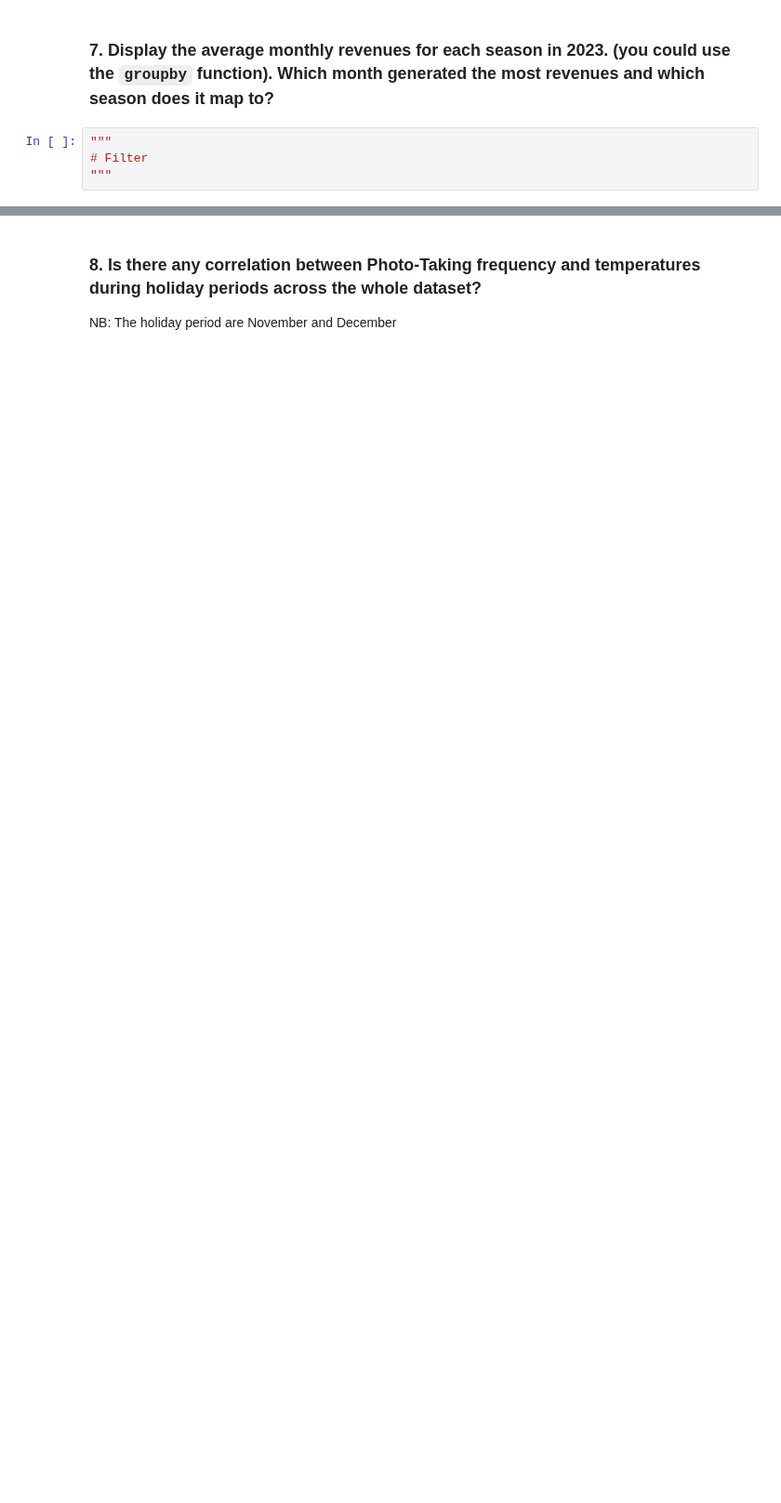
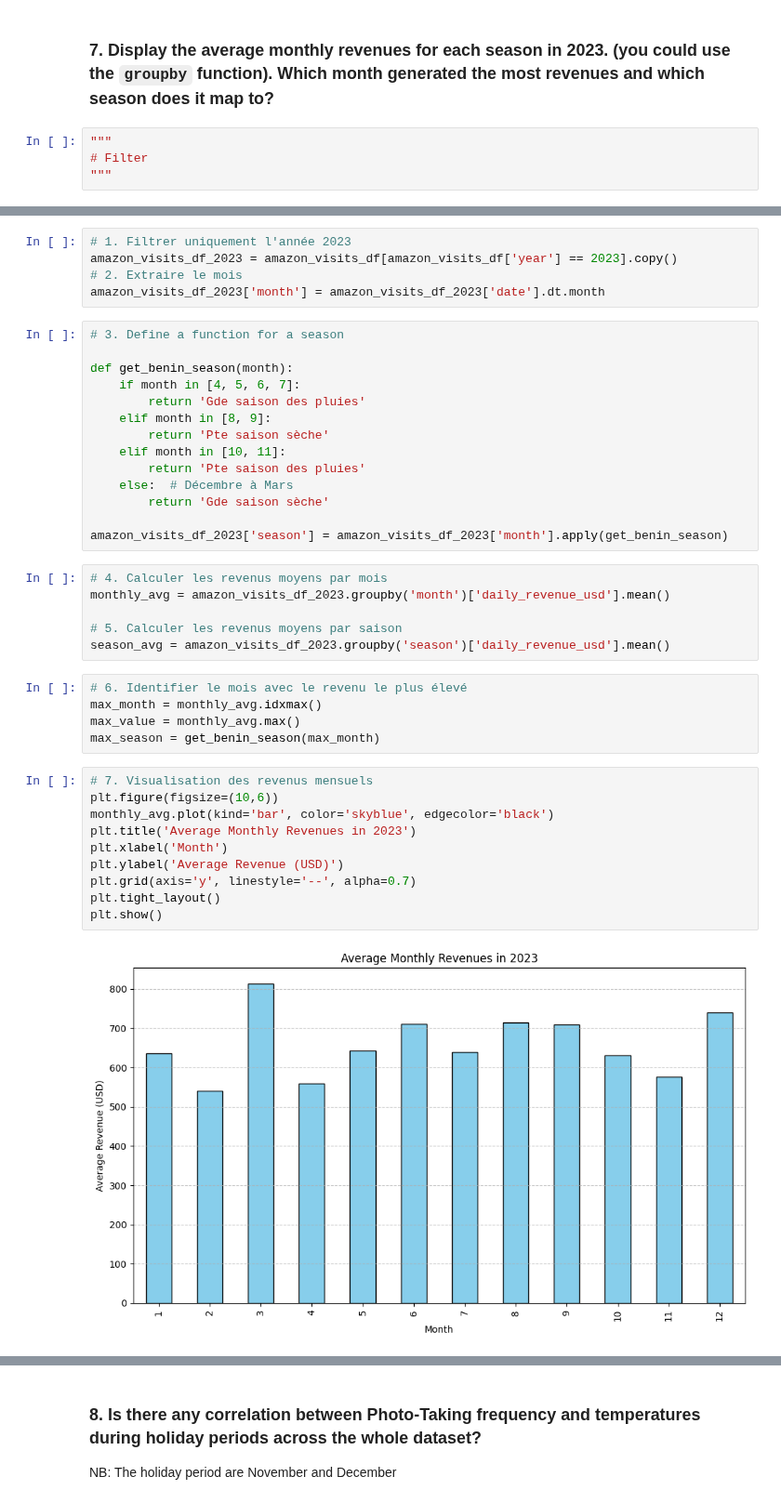
Before and after one commit to lekoundanmgedeon/data-preprocessing-daily-reports, a Jupyter notebook: assignements/A2_data_prep/A2_Data_Prepa.ipynb, the cells around one changed output, grey strips where cells are left out. Shown at 93% size. Cells and saved outputs as stored; diff of their text form; blank space fills up the shorter version.

```diff
--- a/assignements/A2_data_prep/A2_Data_Prepa.ipynb
+++ b/assignements/A2_data_prep/A2_Data_Prepa.ipynb
@@ -445,0 +266,42 @@ KeyError: 'month'
+# %%
+# 1. Filtrer uniquement l'année 2023
+amazon_visits_df_2023 = amazon_visits_df[amazon_visits_df['year'] == 2023].copy()
+# 2. Extraire le mois
+amazon_visits_df_2023['month'] = amazon_visits_df_2023['date'].dt.month
+# %%
+# 3. Define a function for a season
+
+def get_benin_season(month):
+    if month in [4, 5, 6, 7]:
+        return 'Gde saison des pluies'
+    elif month in [8, 9]:
+        return 'Pte saison sèche'
+    elif month in [10, 11]:
+        return 'Pte saison des pluies'
+    else:  # Décembre à Mars
+        return 'Gde saison sèche'
+
+amazon_visits_df_2023['season'] = amazon_visits_df_2023['month'].apply(get_benin_season)
+# %%
+# 4. Calculer les revenus moyens par mois
+monthly_avg = amazon_visits_df_2023.groupby('month')['daily_revenue_usd'].mean()
+
+# 5. Calculer les revenus moyens par saison
+season_avg = amazon_visits_df_2023.groupby('season')['daily_revenue_usd'].mean()
+# %%
+# 6. Identifier le mois avec le revenu le plus élevé
+max_month = monthly_avg.idxmax()
+max_value = monthly_avg.max()
+max_season = get_benin_season(max_month)
+# %%
+# 7. Visualisation des revenus mensuels
+plt.figure(figsize=(10,6))
+monthly_avg.plot(kind='bar', color='skyblue', edgecolor='black')
+plt.title('Average Monthly Revenues in 2023')
+plt.xlabel('Month')
+plt.ylabel('Average Revenue (USD)')
+plt.grid(axis='y', linestyle='--', alpha=0.7)
+plt.tight_layout()
+plt.show()
+# %% [output]
+[figure, added]
```
Also changed, not shown: parts of 43 cells of this notebook, 1 other file.
